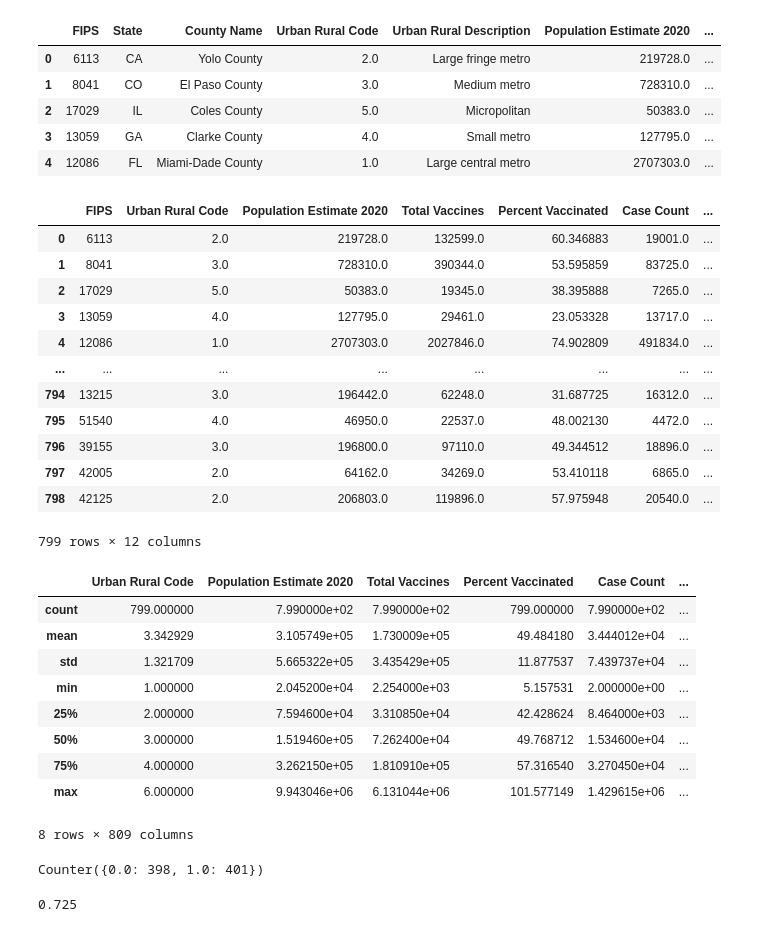
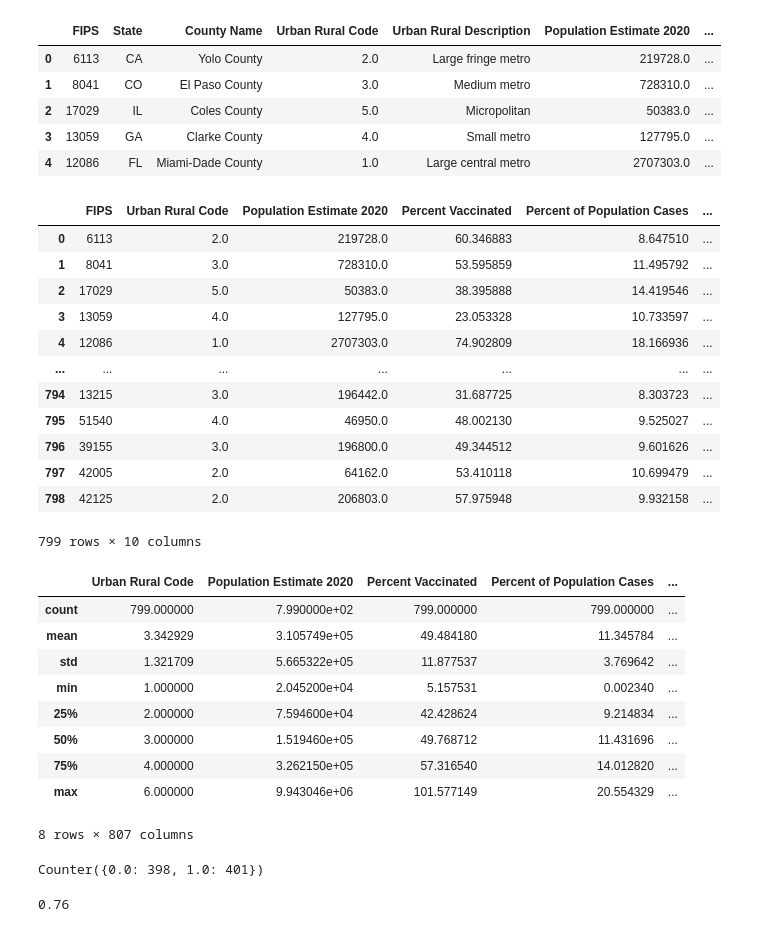
Before and after one commit to Austin-Cyr/Covid_Analysis, a Jupyter notebook: DB_Connected_Balanced_Random_Classifier.ipynb, the cells around one changed output. Saved outputs shown, nothing was run; the diff lists cells and outputs as text; code cells hidden in the pictures.

Commit message:
Model Tweak

```diff
--- a/DB_Connected_Balanced_Random_Classifier.ipynb
+++ b/DB_Connected_Balanced_Random_Classifier.ipynb
@@ -49,22 +49,22 @@ machine_learning_df.head()
 # %%
 machine_learning_df.to_csv('Final_ML_Data.csv', index=False)
 # %%
-machine_learning_df = machine_learning_df.drop(["State", "County Name", "Urban Rural Description", "COVID-19 Deaths", "Percent Population Died from Covid"], axis=1)
+machine_learning_df = machine_learning_df.drop(["State", "County Name", "Urban Rural Description", "COVID-19 Deaths", "Percent Population Died from Covid", "Total Vaccines","Case Count"], axis=1)
 machine_learning_df
 # %% [output]
-|  | FIPS | Urban Rural Code | Population Estimate 2020 | Total Vaccines | Percent Vaccinated | Case Count | ... |
-| 0 | 6113 | 2.0 | 219728.0 | 132599.0 | 60.346883 | 19001.0 | ... |
-| 1 | 8041 | 3.0 | 728310.0 | 390344.0 | 53.595859 | 83725.0 | ... |
-| 2 | 17029 | 5.0 | 50383.0 | 19345.0 | 38.395888 | 7265.0 | ... |
-| 3 | 13059 | 4.0 | 127795.0 | 29461.0 | 23.053328 | 13717.0 | ... |
-| 4 | 12086 | 1.0 | 2707303.0 | 2027846.0 | 74.902809 | 491834.0 | ... |
-| ... | ... | ... | ... | ... | ... | ... | ... |
-| 794 | 13215 | 3.0 | 196442.0 | 62248.0 | 31.687725 | 16312.0 | ... |
-| 795 | 51540 | 4.0 | 46950.0 | 22537.0 | 48.002130 | 4472.0 | ... |
-| 796 | 39155 | 3.0 | 196800.0 | 97110.0 | 49.344512 | 18896.0 | ... |
-| 797 | 42005 | 2.0 | 64162.0 | 34269.0 | 53.410118 | 6865.0 | ... |
-| 798 | 42125 | 2.0 | 206803.0 | 119896.0 | 57.975948 | 20540.0 | ... |
+|  | FIPS | Urban Rural Code | Population Estimate 2020 | Percent Vaccinated | Percent of Population Cases | ... |
+| 0 | 6113 | 2.0 | 219728.0 | 60.346883 | 8.647510 | ... |
+| 1 | 8041 | 3.0 | 728310.0 | 53.595859 | 11.495792 | ... |
+| 2 | 17029 | 5.0 | 50383.0 | 38.395888 | 14.419546 | ... |
+| 3 | 13059 | 4.0 | 127795.0 | 23.053328 | 10.733597 | ... |
+| 4 | 12086 | 1.0 | 2707303.0 | 74.902809 | 18.166936 | ... |
+| ... | ... | ... | ... | ... | ... | ... |
+| 794 | 13215 | 3.0 | 196442.0 | 31.687725 | 8.303723 | ... |
+| 795 | 51540 | 4.0 | 46950.0 | 48.002130 | 9.525027 | ... |
+| 796 | 39155 | 3.0 | 196800.0 | 49.344512 | 9.601626 | ... |
+| 797 | 42005 | 2.0 | 64162.0 | 53.410118 | 10.699479 | ... |
+| 798 | 42125 | 2.0 | 206803.0 | 57.975948 | 9.932158 | ... |
-799 rows × 12 columns
+799 rows × 10 columns
 # %%
 ml_input_df = pd.get_dummies(machine_learning_df, columns= ['FIPS'])
 # %%
@@ -77,16 +77,16 @@ y = ml_input_df["Percent Population Died by Covid above Median Rate"]
 # %%
 X.describe()
 # %% [output]
-|  | Urban Rural Code | Population Estimate 2020 | Total Vaccines | Percent Vaccinated | Case Count | ... |
-| count | 799.000000 | 7.990000e+02 | 7.990000e+02 | 799.000000 | 7.990000e+02 | ... |
-| mean | 3.342929 | 3.105749e+05 | 1.730009e+05 | 49.484180 | 3.444012e+04 | ... |
-| std | 1.321709 | 5.665322e+05 | 3.435429e+05 | 11.877537 | 7.439737e+04 | ... |
-| min | 1.000000 | 2.045200e+04 | 2.254000e+03 | 5.157531 | 2.000000e+00 | ... |
-| 25% | 2.000000 | 7.594600e+04 | 3.310850e+04 | 42.428624 | 8.464000e+03 | ... |
-| 50% | 3.000000 | 1.519460e+05 | 7.262400e+04 | 49.768712 | 1.534600e+04 | ... |
-| 75% | 4.000000 | 3.262150e+05 | 1.810910e+05 | 57.316540 | 3.270450e+04 | ... |
-| max | 6.000000 | 9.943046e+06 | 6.131044e+06 | 101.577149 | 1.429615e+06 | ... |
+|  | Urban Rural Code | Population Estimate 2020 | Percent Vaccinated | Percent of Population Cases | ... |
+| count | 799.000000 | 7.990000e+02 | 799.000000 | 799.000000 | ... |
+| mean | 3.342929 | 3.105749e+05 | 49.484180 | 11.345784 | ... |
+| std | 1.321709 | 5.665322e+05 | 11.877537 | 3.769642 | ... |
+| min | 1.000000 | 2.045200e+04 | 5.157531 | 0.002340 | ... |
+| 25% | 2.000000 | 7.594600e+04 | 42.428624 | 9.214834 | ... |
+| 50% | 3.000000 | 1.519460e+05 | 49.768712 | 11.431696 | ... |
+| 75% | 4.000000 | 3.262150e+05 | 57.316540 | 14.012820 | ... |
+| max | 6.000000 | 9.943046e+06 | 101.577149 | 20.554329 | ... |
-8 rows × 809 columns
+8 rows × 807 columns
 # %%
 # Check the balance of our target values
 Counter(y)
@@ -112,9 +112,9 @@ clf_model = clf_model.fit(X_train, y_train)
 # %%
 # Calculated the balanced accuracy score
-predictions = clf_model.predict(X_test)
+predictions = clf_model.predict(X_test_scaled)
 balanced_accuracy_score(y_test, predictions)
 # %% [output]
-0.725
+0.76
 # %%
 # Display the confusion matrix
 confusion_matrix(y_test, predictions)
```
Also changed, not shown: parts of 4 cells of this notebook.
